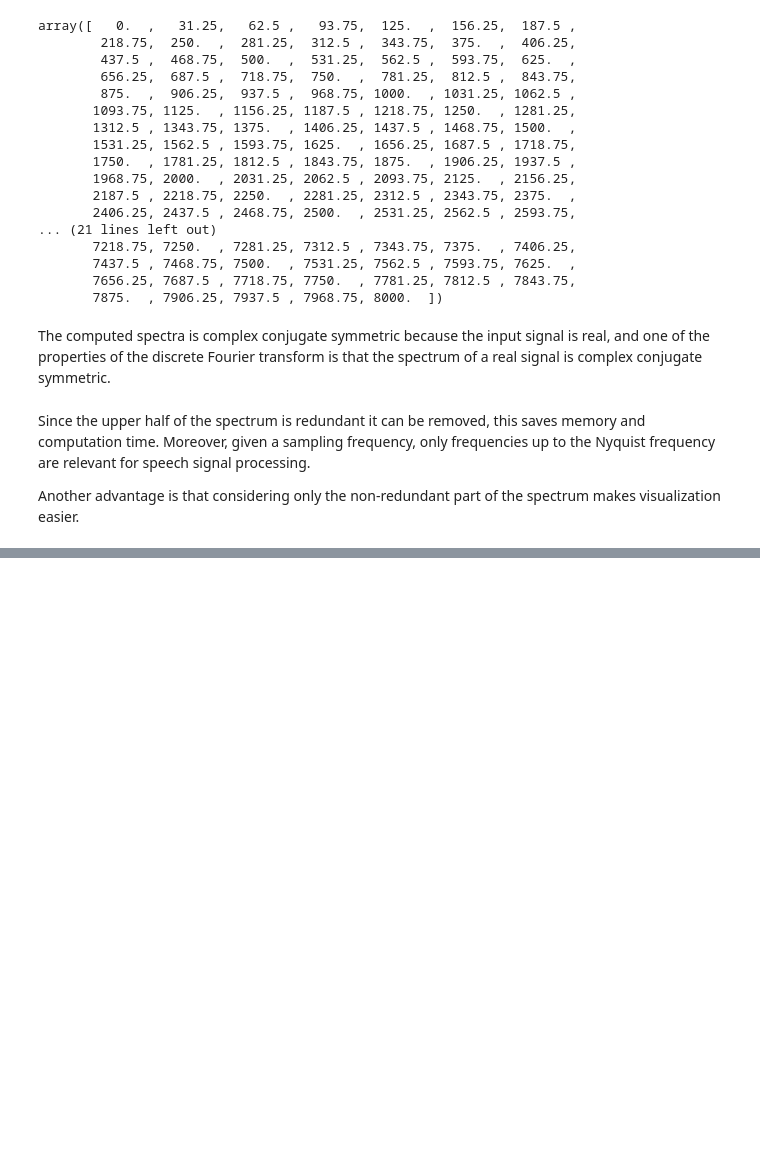
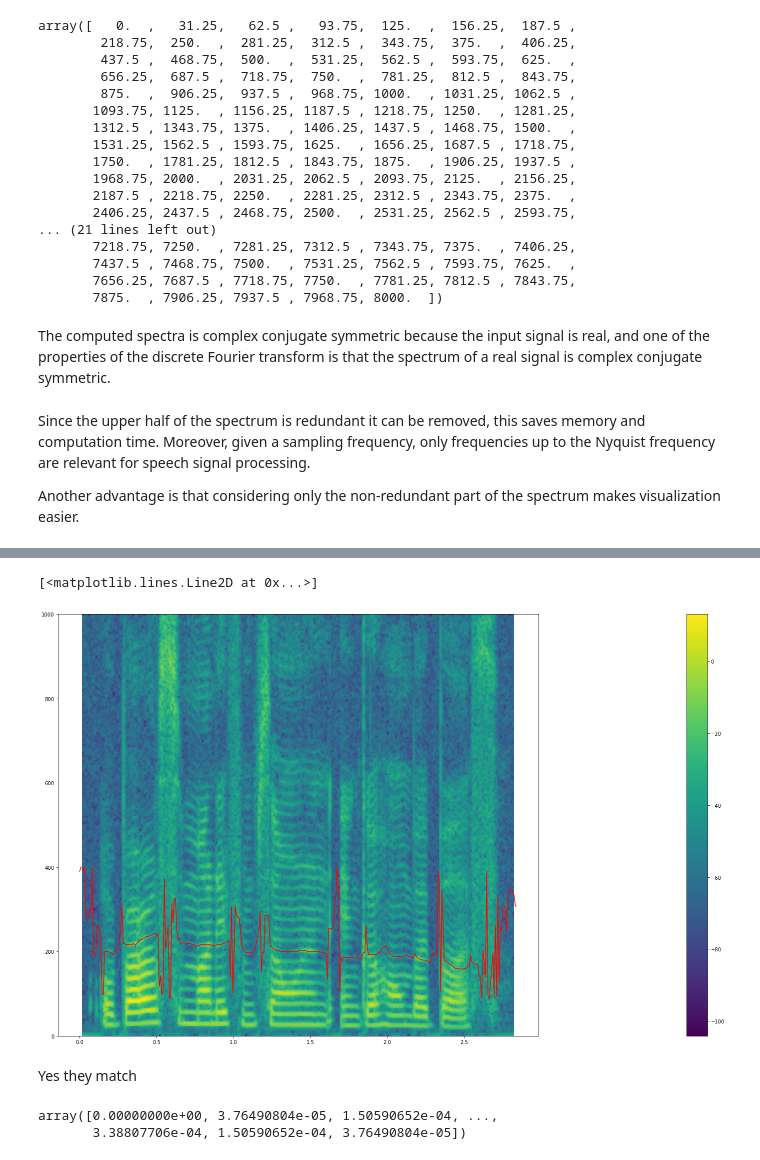
Before and after one commit to angelonti/uhh_ssp_summer2023, a Jupyter notebook: exercise2/exercise2.ipynb, the cells around one changed output, grey strips where cells are left out. Drawn from its saved outputs; the diff is of its cells as text; code cells hidden in the pictures; blank space fills up the shorter version.

```diff
--- a/exercise2/exercise2.ipynb
+++ b/exercise2/exercise2.ipynb
@@ -108,0 +221,46 @@ Another advantage is that considering only the non-redundant part of the spectru
+# %%
+def remove_negatives(acfs):
+    acfs_positive = np.zeros((acfs.shape[0], int(acfs.shape[1]/2)+1))
+    for i in range(acfs.shape[0]):
+        acfs_positive[i] = acfs[i][int(acfs.shape[1]/2):acfs.shape[1]]
+    return acfs_positive
+# %%
+def calc_fundamental_freqs(acfs_positive):
+    search_range_min = int(16000/400)
+    search_range_max = int(16000/80)
+
+    fundamental_freqs = np.zeros(acfs_positive.shape[0])
+    for i in range(acfs_positive.shape[0]):
+        acf_range = acfs_positive[i][search_range_min: search_range_max+1]
+        sample_idx = acf_range.argmax() + search_range_min
+        millis = sample_idx / 16000
+        fundamental_freqs[i] = 1 / millis
+    return fundamental_freqs
+# %%
+frame_length = 32
+frame_shift = 8
+frame_length_samples = int(frame_length / millis_per_point)
+analysis_window = get_window('hann', int(frame_length_samples), fftbins=True)
+m_stft, v_freq, v_time_frame = compute_stft(speech1_data, sampling_rate, frame_length, frame_shift, analysis_window)
+
+
+
+[frames1, centers1] = my_windowing(speech1_data, sampling_rate, frame_length, frame_shift)
+ac = auto_correlation(frames1)
+ac_positive = remove_negatives(ac)
+fundamental_freqs1 = calc_fundamental_freqs(ac_positive)
+
+
+fig = plt.figure()
+fig.set_size_inches(26.5, 15.5)
+ax = fig.add_subplot(111)
+im = ax.imshow(10*np.log10(np.maximum(np.square(np.abs(m_stft.T)), 10**(-15))),
+               cmap='viridis', origin='lower', extent=[v_time_frame[0], v_time_frame[-1], v_freq[0],
+                                                       1000], aspect='auto')
+fig.colorbar(im, orientation="vertical", pad=0.2)
+ax.plot(np.linspace(0, speech1_data.shape[0]/sampling_rate, num=fundamental_freqs1.shape[0], dtype=np.float32), fundamental_freqs1, c='r', linewidth=1.5)
+# %% [output]
+[<matplotlib.lines.Line2D at 0x...>]
+[figure, added]
+# %% [markdown]
+Yes they match
@@ -108,0 +315,6 @@ Another advantage is that considering only the non-redundant part of the spectru
+# %%
+synth_signal = compute_istft(v_test_stft, sampling_rate, frame_shift, root_hann)
+synth_signal
+# %% [output]
+array([0.00000000e+00, 3.76490804e-05, 1.50590652e-04, ...,
+       3.38807706e-04, 1.50590652e-04, 3.76490804e-05])
```
Also changed, not shown: parts of 17 cells of this notebook.
